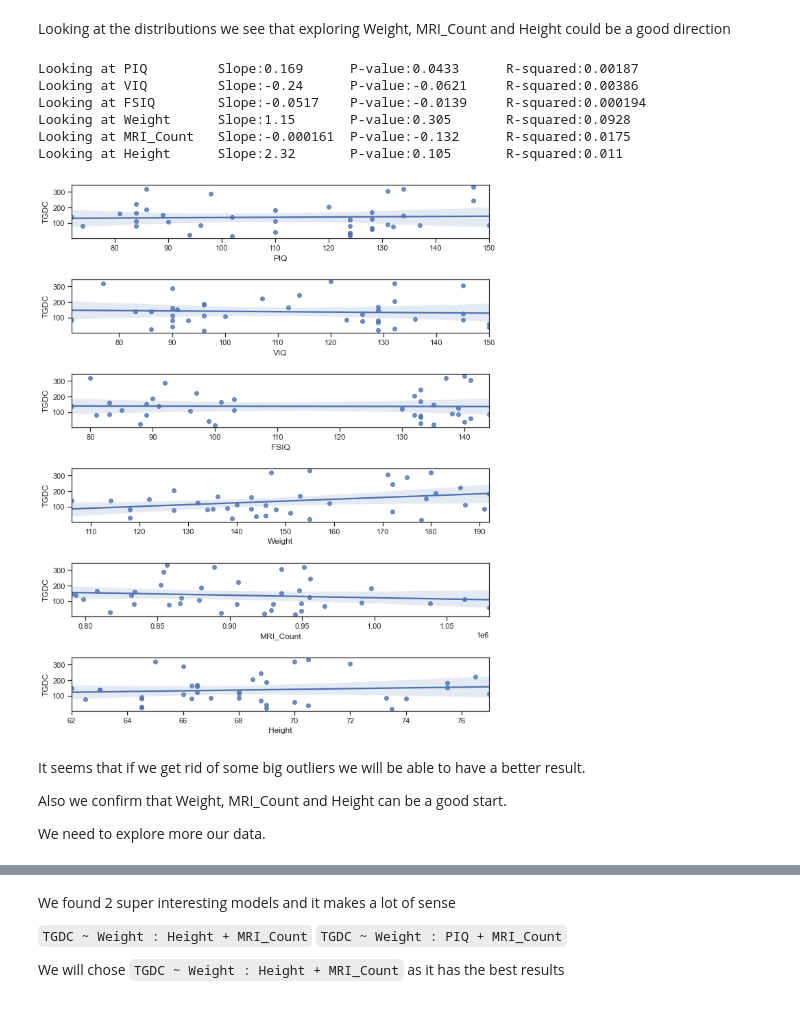
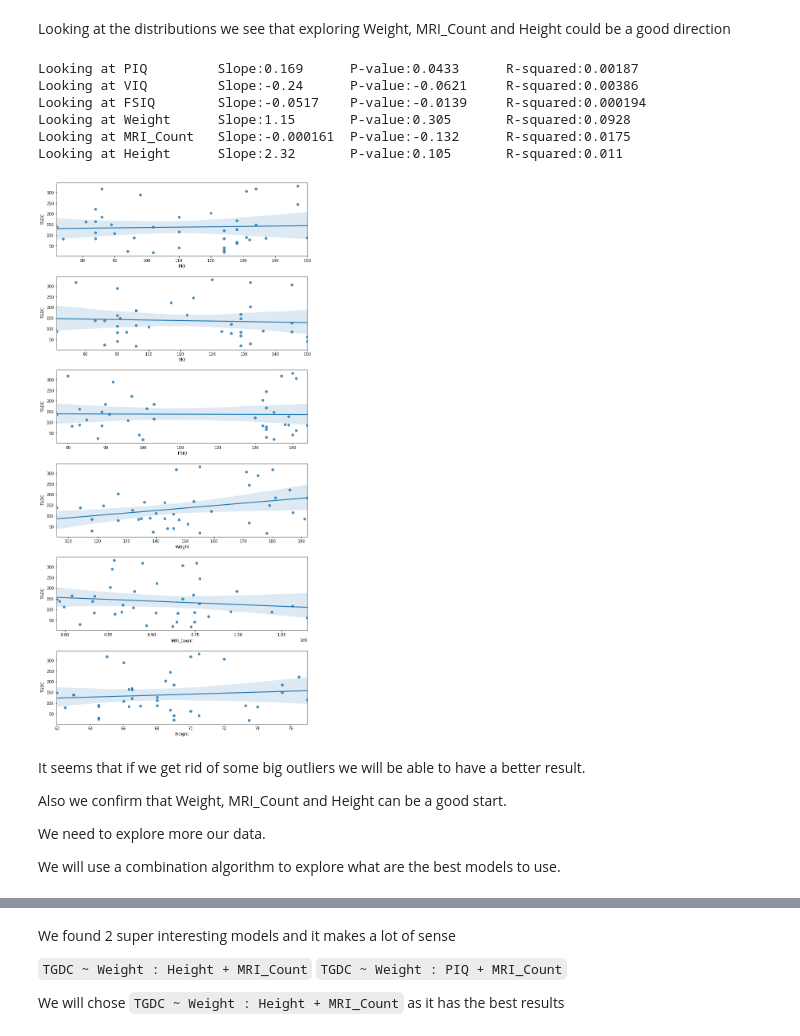
Before and after one commit to marcelfarres/Farres-M-QLSC612, a Jupyter notebook: myanalysis.ipynb, the cells around one changed output, grey strips where cells are left out. Saved outputs shown, nothing was run; the diff lists cells and outputs as text; code cells hidden in the pictures.

Commit message:
update figures correct some text

```diff
--- a/myanalysis.ipynb
+++ b/myanalysis.ipynb
@@ -148,34 +149,35 @@ plt.savefig('fig' + os.path.sep + 'scatter_matrix.png', bbox_inches='tight')
 # %% [markdown]
 Looking at the distributions we see that exploring Weight, MRI_Count and Height could be a good direction
 # %%
-
-sns.set(style="ticks")
+# sns.set(style="ticks")
 
 to_explore = ['PIQ', 'VIQ', 'FSIQ', 'Weight', 'MRI_Count', 'Height']
 
-f, axes = plt.subplots(len(to_explore), 1, figsize=(10,12))
+f, axes = plt.subplots(len(to_explore), 1, figsize=(10,20))
 ptl_idx = 0
 f.tight_layout(pad=3.0)
 
 for varN in to_explore:
     sns.regplot(data[varN], data.TGDC, ax=axes[ptl_idx])
     slope, intercept, r_value, p_value, std_err = stats.linregress(data[varN], data.TGDC)
     print('Looking at {:<10}  Slope:{:<10.3} P-value:{:<10.3}  R-squared:{:<10.3} '.format(varN, slope , r_value, r_value**2))
     ptl_idx += 1
 
 plt.savefig('fig' + os.path.sep + 'indivudual.png', bbox_inches='tight')
 # %% [output]
 Looking at PIQ         Slope:0.169      P-value:0.0433      R-squared:0.00187
 Looking at VIQ         Slope:-0.24      P-value:-0.0621     R-squared:0.00386
 Looking at FSIQ        Slope:-0.0517    P-value:-0.0139     R-squared:0.000194
 Looking at Weight      Slope:1.15       P-value:0.305       R-squared:0.0928
 Looking at MRI_Count   Slope:-0.000161  P-value:-0.132      R-squared:0.0175
 Looking at Height      Slope:2.32       P-value:0.105       R-squared:0.011
-[figure, old version]
+[figure, new version]
 # %% [markdown]
 It seems that if we get rid of some big outliers we will be able to have a better result.
 
 Also we confirm that Weight, MRI_Count and Height can be a good start.
 
 We need to explore more our data.
+
+We will use a combination algorithm to explore what are the best models to use.
 # %%
```
Also changed, not shown: parts of 12 cells of this notebook, 6 other files.
